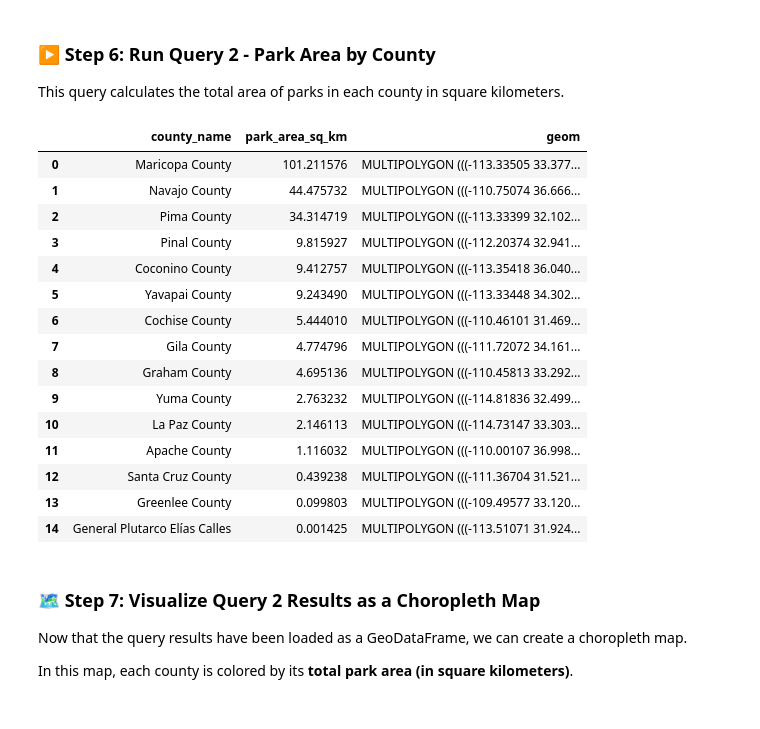
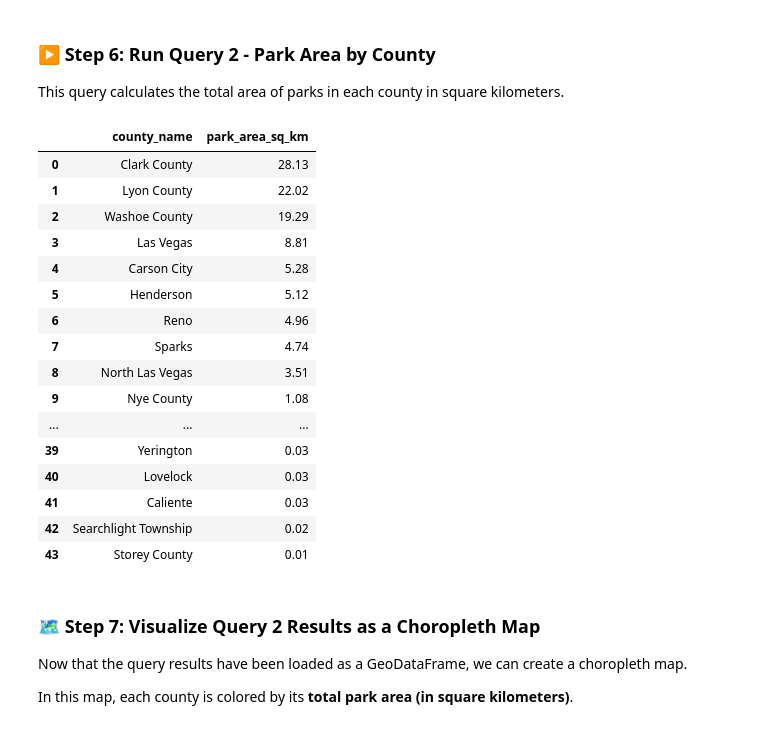
Before and after one commit to tyraclary/gist604b-osm-postgis-sp26, a Jupyter notebook: notebooks/osm_postgis_queries copyNEVADA.ipynb, the cells around one changed output. Saved outputs shown, nothing was run; the diff lists cells and outputs as text; code cells hidden in the pictures.

```diff
--- a/notebooks/osm_postgis_queries copyNEVADA.ipynb
+++ b/notebooks/osm_postgis_queries copyNEVADA.ipynb
@@ -202,36 +205,39 @@ plt.show()
 
 This query calculates the total area of parks in each county in square kilometers.
 # %%
-query_2_file = Path("../sql/arizona/02_osm_park_area_by_county.sql")
+import pandas as pd
+from pathlib import Path
+
+query_2_file = Path("../sql/nevada/query2.sql")
 
 # Read SQL query from file
 query_2_sql = query_2_file.read_text(encoding="utf-8")
 
-# Execute query and load result as a GeoDataFrame
+# Execute query and load result as a DataFrame
 try:
-    query_2_results = gpd.read_postgis(query_2_sql, engine, geom_col="geom")
-    # Display results
+    query_2_results = pd.read_sql(query_2_sql, engine)
     display(query_2_results)
 except Exception as e:
     print("❌ Query failed:")
     print(e)
 # %% [output]
-|  | county_name | park_area_sq_km | geom |
-| 0 | Maricopa County | 101.211576 | MULTIPOLYGON (((-113.33505 33.377... |
-| 1 | Navajo County | 44.475732 | MULTIPOLYGON (((-110.75074 36.666... |
-| 2 | Pima County | 34.314719 | MULTIPOLYGON (((-113.33399 32.102... |
-| 3 | Pinal County | 9.815927 | MULTIPOLYGON (((-112.20374 32.941... |
-| 4 | Coconino County | 9.412757 | MULTIPOLYGON (((-113.35418 36.040... |
-| 5 | Yavapai County | 9.243490 | MULTIPOLYGON (((-113.33448 34.302... |
-| 6 | Cochise County | 5.444010 | MULTIPOLYGON (((-110.46101 31.469... |
-| 7 | Gila County | 4.774796 | MULTIPOLYGON (((-111.72072 34.161... |
-| 8 | Graham County | 4.695136 | MULTIPOLYGON (((-110.45813 33.292... |
-| 9 | Yuma County | 2.763232 | MULTIPOLYGON (((-114.81836 32.499... |
-| 10 | La Paz County | 2.146113 | MULTIPOLYGON (((-114.73147 33.303... |
-| 11 | Apache County | 1.116032 | MULTIPOLYGON (((-110.00107 36.998... |
-| 12 | Santa Cruz County | 0.439238 | MULTIPOLYGON (((-111.36704 31.521... |
-| 13 | Greenlee County | 0.099803 | MULTIPOLYGON (((-109.49577 33.120... |
-| 14 | General Plutarco Elías Calles | 0.001425 | MULTIPOLYGON (((-113.51071 31.924... |
+|  | county_name | park_area_sq_km |
+| 0 | Clark County | 28.13 |
+| 1 | Lyon County | 22.02 |
+| 2 | Washoe County | 19.29 |
+| 3 | Las Vegas | 8.81 |
+| 4 | Carson City | 5.28 |
+| 5 | Henderson | 5.12 |
+| 6 | Reno | 4.96 |
+| 7 | Sparks | 4.74 |
+| 8 | North Las Vegas | 3.51 |
+| 9 | Nye County | 1.08 |
+| ... | ... | ... |
+| 39 | Yerington | 0.03 |
+| 40 | Lovelock | 0.03 |
+| 41 | Caliente | 0.03 |
+| 42 | Searchlight Township | 0.02 |
+| 43 | Storey County | 0.01 |
 # %% [markdown]
 ### 🗺️ Step 7: Visualize Query 2 Results as a Choropleth Map
 
```
Also changed, not shown: parts of 3 cells of this notebook.
